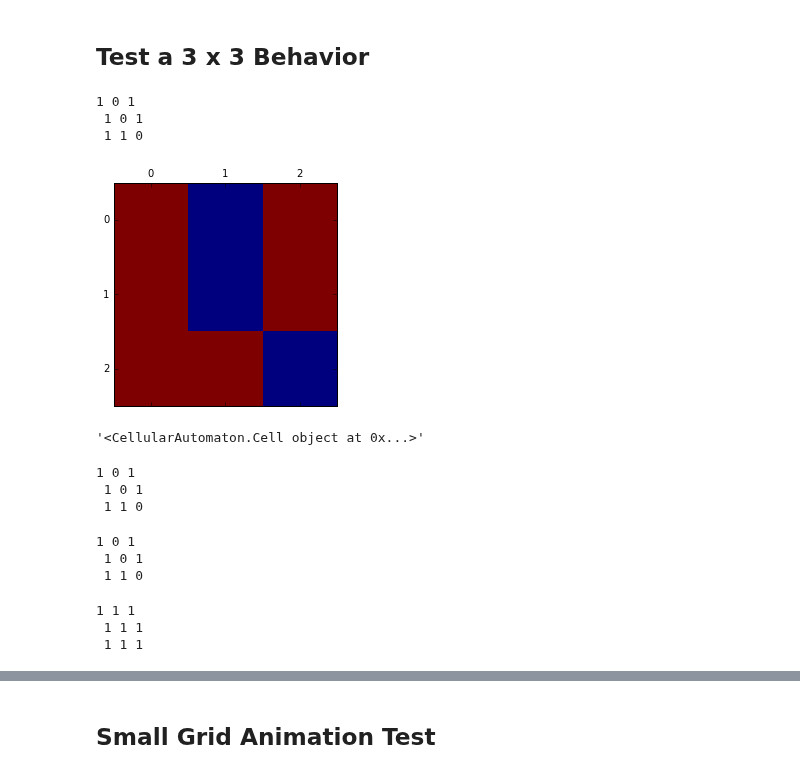
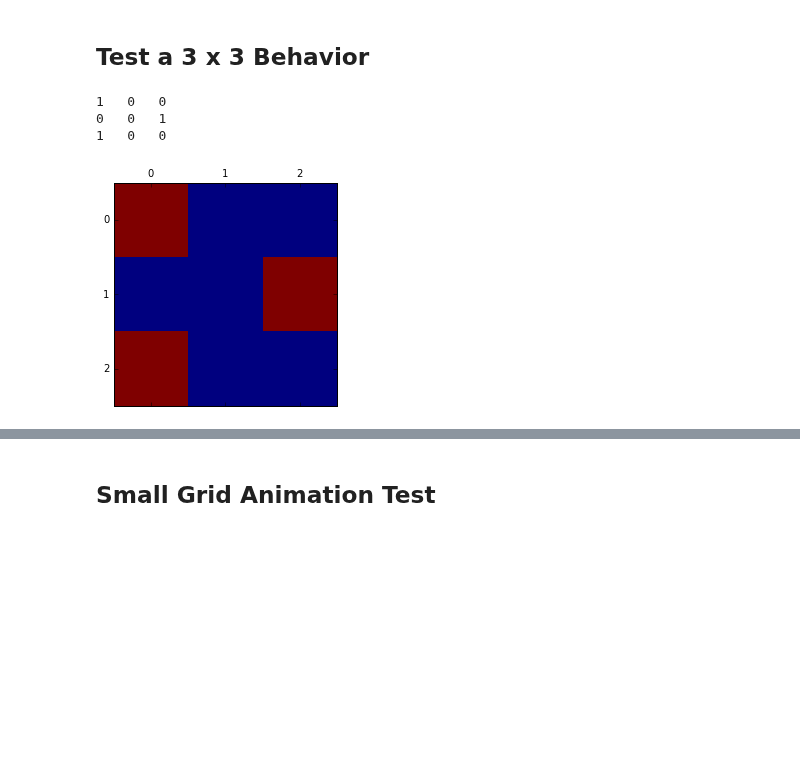
Before and after one commit to UCO-CSPI/CellularAutomaton, a Jupyter notebook: testing.ipynb, the cells around one changed output, grey strips where cells are left out. Cells and saved outputs as stored; diff of their text form; code cells hidden in the pictures; blank space fills up the shorter version.

```diff
--- a/testing.ipynb
+++ b/testing.ipynb
@@ -28,10 +28,13 @@ def InfoDocString(function):
 # %% [markdown]
 <h3>Functions to help with testing</h3>
 <p>Note:  These functions make use of the data being passed through a 2D list of cells named grid.</p>
-# %%
-def print_grid():
-    print(grid[0][0], grid[0][1], grid[0][2],'\n',
-    grid[1][0], grid[1][1], grid[1][2],'\n',
-    grid[2][0], grid[2][1], grid[2][2])
+# %%
+def print_grid(grid):
+    str = ''
+    for x in range(len(grid)):
+        for y in range(len(grid[x])):
+            str += grid[x][y].value.__str__() + '   '
+        str += '\n'
+    print(str)
 # %%
 def u():
@@ -98,41 +97,19 @@ Class variables:
 # %%
 rows = 3
 columns = 3
 grid=[[Cell() for x in range(columns)] for y in range(rows)]
 #Cell sets its state randomly if no state is passed.
 SetNeighbors(grid, columns, rows)
 gridvalues=[[grid[y][x].value for x in range(columns)] for y in range(rows)]
 MyFigure, MyAxes = plt.subplots()
 MyAxes.matshow(gridvalues)
 MyFigure
-print_grid()
+print_grid(grid)
 # %% [output]
-1 0 1
- 1 0 1
- 1 1 0
+1   0   0
+0   0   1
+1   0   0
-[figure, old version]
+[figure, new version]
-# %%
-repr(grid[0][0])
-# %% [output]
-'<CellularAutomaton.Cell object at 0x...>'
-# %%
-u()
-# %% [output]
-1 0 1
- 1 0 1
- 1 1 0
-# %%
-u()
-# %% [output]
-1 0 1
- 1 0 1
- 1 1 0
-# %%
-u()
-# %% [output]
-1 1 1
- 1 1 1
- 1 1 1
 # %%
 u()
 # %% [output]
```
Also changed, not shown: parts of 19 cells of this notebook, 3 other files.
